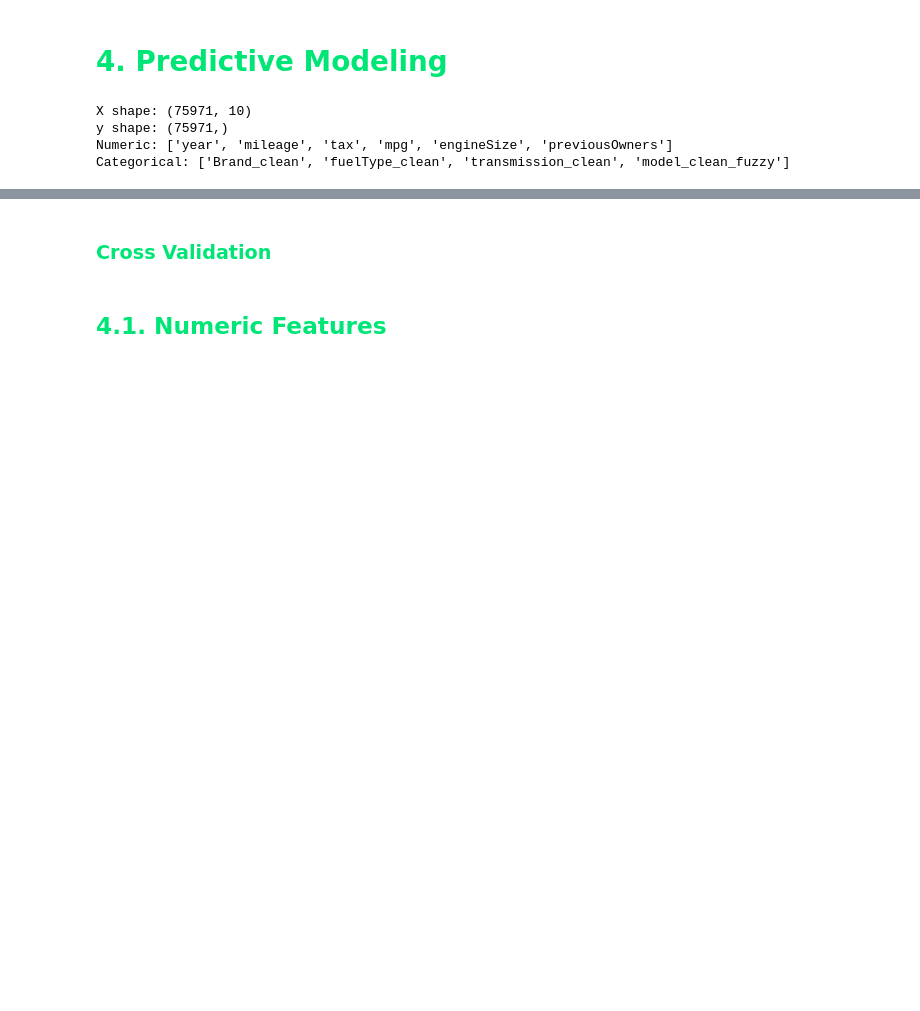
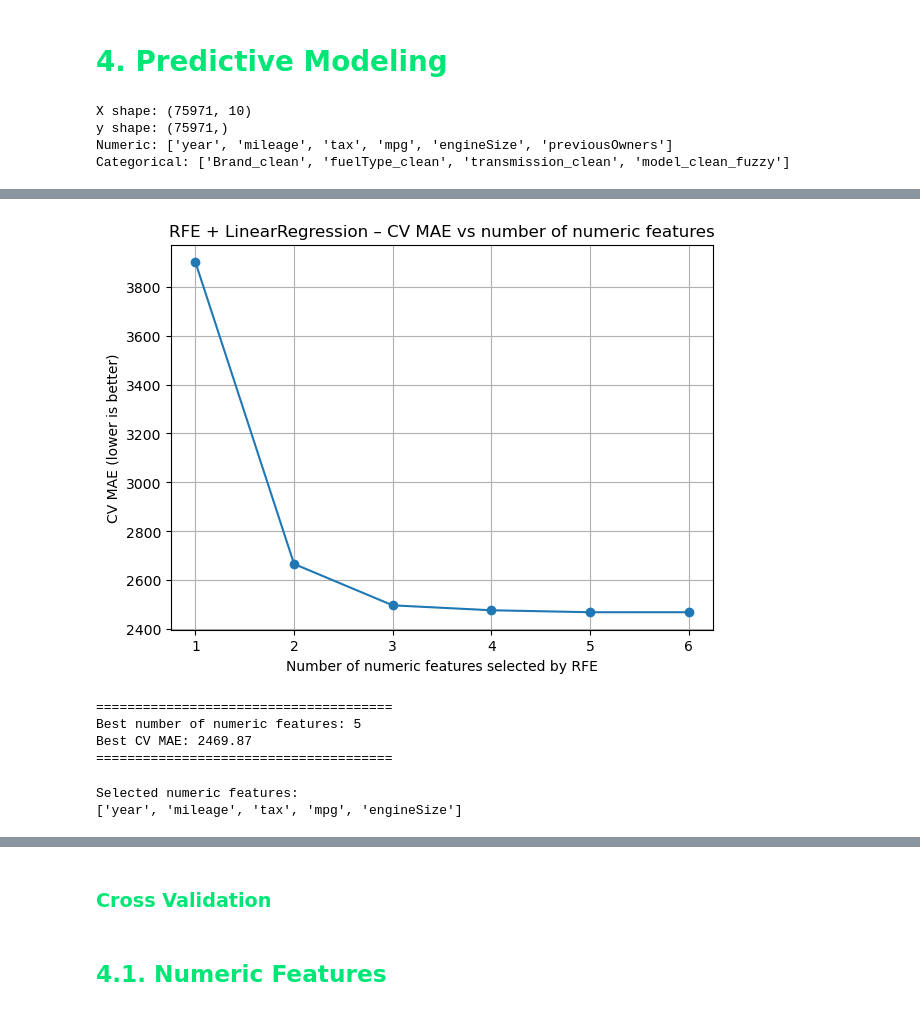
Before and after one commit to Danirib11221/MachineLearning39, a Jupyter notebook: MachineLearningProject.ipynb, the cells around one changed output, grey strips where cells are left out. Drawn from its saved outputs; the diff is of its cells as text; code cells hidden in the pictures; blank space fills up the shorter version.

```diff
--- a/MachineLearningProject.ipynb
+++ b/MachineLearningProject.ipynb
@@ -2659,0 +2250,21 @@ Categorical: ['Brand_clean', 'fuelType_clean', 'transmission_clean', 'model_clea
+# %%
+# quantas features numéricas vamos testar
+max_num_features = len(numeric_features)
+num_features_list = list(range(1, max_num_features + 1))
+
+mae_scorer = make_scorer(mean_absolute_error, greater_is_better=False)
+
+cv_scores_mae = []
+
+for k in num_features_list:
+    print(f"[INFO] Testing RFE with {k} numeric features...")
+
+    model = LinearRegression()
+    pipe = build_rfe_pipeline(model, n_numeric_features=k)
+
+    scores = cross_val_score(pipe, X, y, cv=kf,
+                             scoring=mae_scorer, n_jobs=-1)
+
+    mean_mae = -scores.mean()
+    cv_scores_mae.append(mean_mae)
+    print(f"Mean CV MAE: {mean_mae:.2f}\n")
@@ -2659,0 +2289,46 @@ Categorical: ['Brand_clean', 'fuelType_clean', 'transmission_clean', 'model_clea
+# %%
+plt.figure(figsize=(7,5))
+plt.plot(num_features_list, cv_scores_mae, marker="o")
+plt.xlabel("Number of numeric features selected by RFE")
+plt.ylabel("CV MAE (lower is better)")
+plt.title("RFE + LinearRegression – CV MAE vs number of numeric features")
+plt.grid(True)
+plt.show()
+# %% [output]
+[figure, added]
+# %%
+best_idx = np.argmin(cv_scores_mae)
+BEST_NUMERIC_FEATURES = num_features_list[best_idx]
+
+print("======================================")
+print(f"Best number of numeric features: {BEST_NUMERIC_FEATURES}")
+print(f"Best CV MAE: {cv_scores_mae[best_idx]:.2f}")
+print("======================================")
+# %% [output]
+======================================
+Best number of numeric features: 5
+Best CV MAE: 2469.87
+======================================
+# %%
+def get_selected_numeric_features(n_numeric_features):
+    base_model = LinearRegression()
+    pipe = build_rfe_pipeline(base_model, n_numeric_features)
+
+    pipe.fit(X, y)  # só para interpretação
+
+    preproc = pipe.named_steps["preprocess"]
+    num_pipeline = preproc.named_transformers_["num"]
+    rfe_step = num_pipeline.named_steps["rfe"]
+
+    mask = rfe_step.support_
+    selected = np.array(numeric_features)[mask]
+
+    return selected.tolist()
+
+selected_numeric_features = get_selected_numeric_features(BEST_NUMERIC_FEATURES)
+
+print("Selected numeric features:")
+print(selected_numeric_features)
+# %% [output]
+Selected numeric features:
+['year', 'mileage', 'tax', 'mpg', 'engineSize']
```
Also changed, not shown: parts of 38 cells of this notebook.
